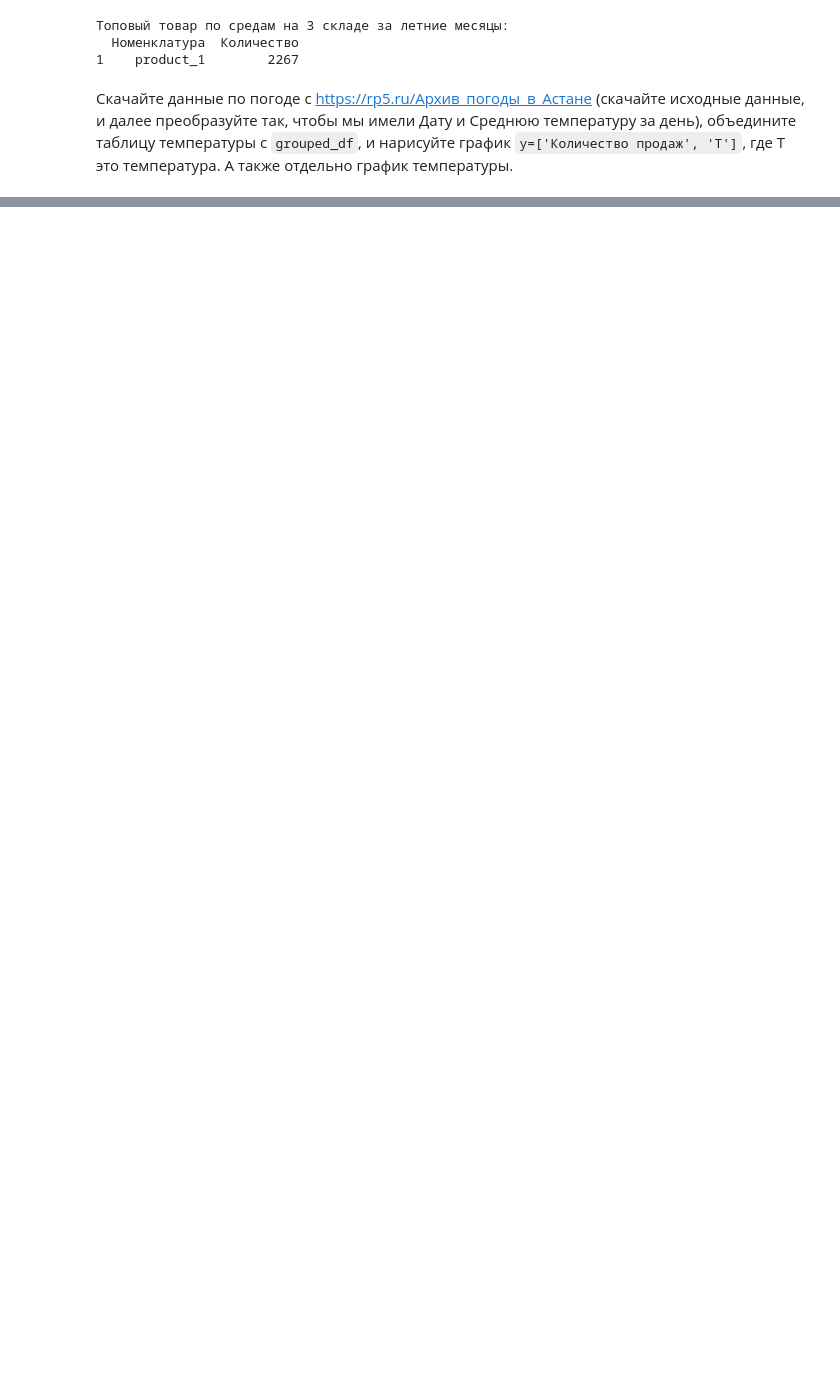
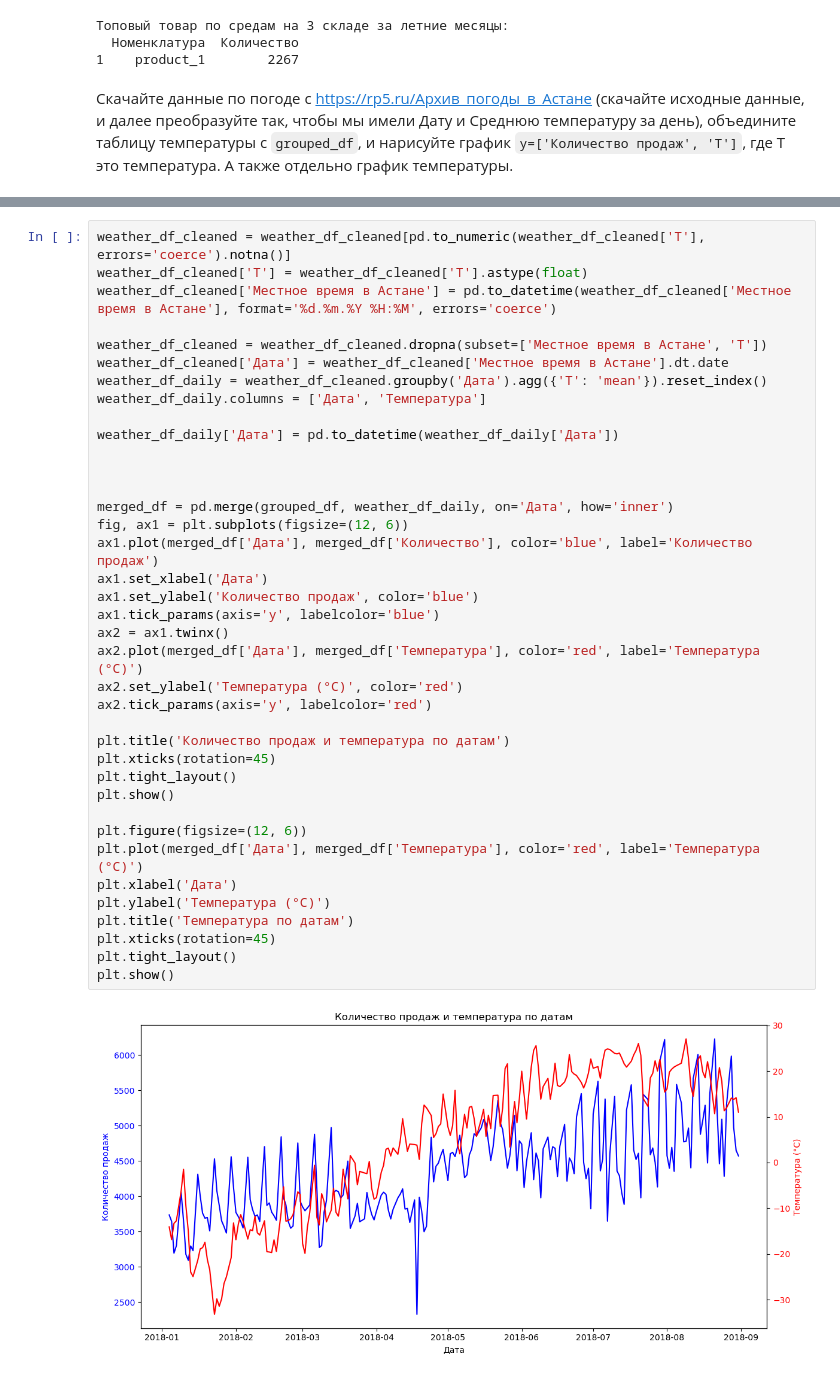
Before and after one commit to AbylaikhanManap/Python, a Jupyter notebook: Project_python.ipynb, the cells around one changed output, grey strips where cells are left out. Cells and saved outputs as stored; diff of their text form; blank space fills up the shorter version.

```diff
--- a/Project_python.ipynb
+++ b/Project_python.ipynb
@@ -301,0 +154,40 @@ plt.show()
+# %%
+weather_df_cleaned = weather_df_cleaned[pd.to_numeric(weather_df_cleaned['T'], errors='coerce').notna()]
+weather_df_cleaned['T'] = weather_df_cleaned['T'].astype(float)
+weather_df_cleaned['Местное время в Астане'] = pd.to_datetime(weather_df_cleaned['Местное время в Астане'], format='%d.%m.%Y %H:%M', errors='coerce')
+
+weather_df_cleaned = weather_df_cleaned.dropna(subset=['Местное время в Астане', 'T'])
+weather_df_cleaned['Дата'] = weather_df_cleaned['Местное время в Астане'].dt.date
+weather_df_daily = weather_df_cleaned.groupby('Дата').agg({'T': 'mean'}).reset_index()
+weather_df_daily.columns = ['Дата', 'Температура']
+
+weather_df_daily['Дата'] = pd.to_datetime(weather_df_daily['Дата'])
+
+
+
+merged_df = pd.merge(grouped_df, weather_df_daily, on='Дата', how='inner')
+fig, ax1 = plt.subplots(figsize=(12, 6))
+ax1.plot(merged_df['Дата'], merged_df['Количество'], color='blue', label='Количество продаж')
+ax1.set_xlabel('Дата')
+ax1.set_ylabel('Количество продаж', color='blue')
+ax1.tick_params(axis='y', labelcolor='blue')
+ax2 = ax1.twinx()
+ax2.plot(merged_df['Дата'], merged_df['Температура'], color='red', label='Температура (°C)')
+ax2.set_ylabel('Температура (°C)', color='red')
+ax2.tick_params(axis='y', labelcolor='red')
+
+plt.title('Количество продаж и температура по датам')
+plt.xticks(rotation=45)
+plt.tight_layout()
+plt.show()
+
+plt.figure(figsize=(12, 6))
+plt.plot(merged_df['Дата'], merged_df['Температура'], color='red', label='Температура (°C)')
+plt.xlabel('Дата')
+plt.ylabel('Температура (°C)')
+plt.title('Температура по датам')
+plt.xticks(rotation=45)
+plt.tight_layout()
+plt.show()
+# %% [output]
+[figure, added]
```
Also changed, not shown: parts of 8 cells of this notebook.
